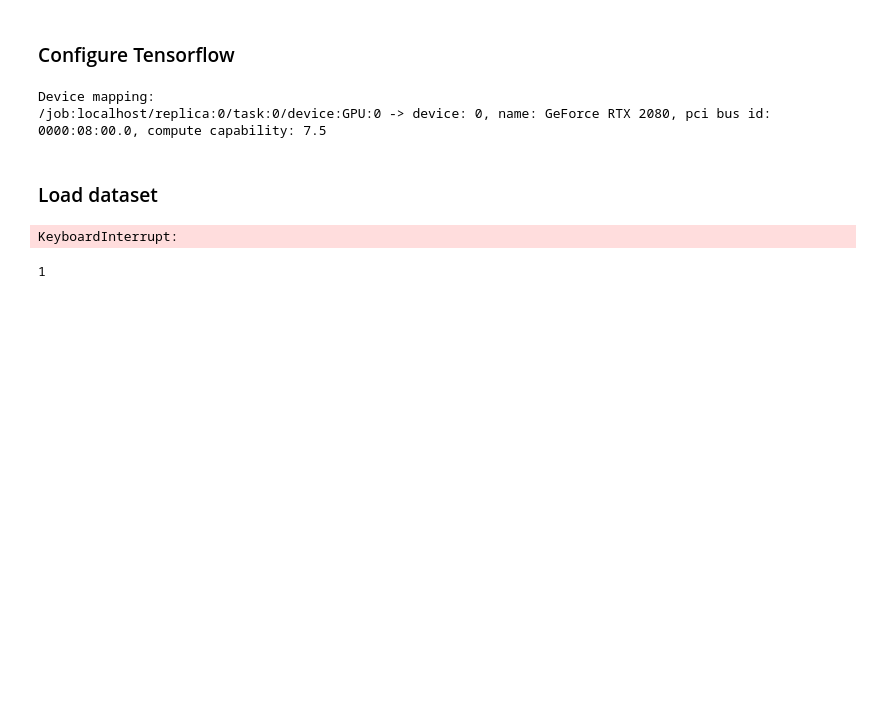
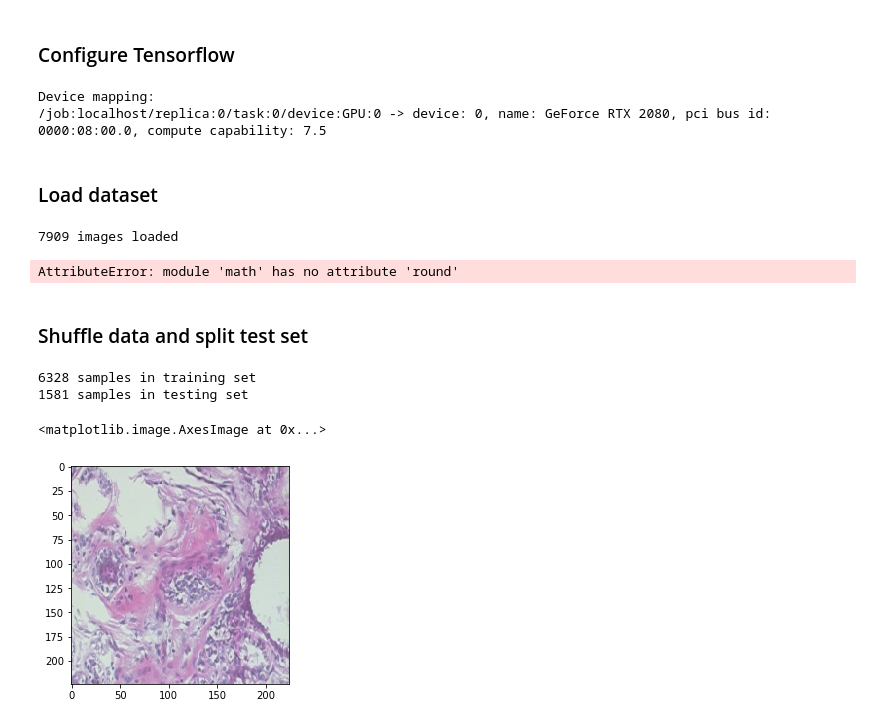
Before and after one commit to jordan0123/ml-course-project, a Jupyter notebook: ML Project.ipynb, the cells around one changed output. Drawn from its saved outputs; the diff is of its cells as text; code cells hidden in the pictures; blank space fills up the shorter version.

```diff
--- a/ML Project.ipynb
+++ b/ML Project.ipynb
@@ -26,30 +28,72 @@ Device mapping:
 # %%
 dataset_path = './histology_slides/'
 dataset_path = pathlib.Path(dataset_path)
+
+# width and height of images
+image_size = 224
 
 images = []
 labels = [] # 0: benign, 1: malignant
 
 num_malign = 0
+total = 0
 
+# search every file in the directory
 for path in dataset_path.rglob("*"):
     filename, file_extension = os.path.splitext(path)
 
+    # find images
     if file_extension == '.png':
+        #filename format:
         #<BIOPSY_PROCEDURE>_<TUMOR_CLASS>_<TUMOR_TYPE>_<YEAR>-<SLIDE_ID>-<MAGNIFICATION>-<SEQ>
-        meta = re.split('_|-', os.path.basename(filename))
+        meta = re.split('_|-', os.path.basename(filename)) # metadata
+
+        # get label
         if meta[1] == 'M':
             labels.append(1)
             num_malign += 1
         else:
             labels.append(0)
+        # load image
+        img = np.asarray(Image.open(path).convert("RGB"))
+        img = cv2.resize(img, (image_size, image_size))
+        images.append(img)
 
-        img = np.asarray(Image.open(path).convert("RGB"))
+        total += 1
+        print('%d images loaded\r' % (total), end="")
 
-print('malignant percentage: ' + str(num_malign / len(labels)))
+print('%d images loaded' % (total))
+print('malignant percentage: %d%%' % (num_malign / len(labels) * 100))
 # %% [output]
-KeyboardInterrupt:
+7909 images loaded
+AttributeError: module 'math' has no attribute 'round'
-# %%
-labels[6000]
-# %% [output]
-1
+# %% [markdown]
+<h3>Shuffle data and split test set</h3>
+# %%
+test_set_percentage = 20
+
+#shuffle images and labels in the same order
+images, labels = sklearn.utils.shuffle(images, labels)
+
+#num samples in test set
+test_size = math.floor(total * test_set_percentage / 100)
+
+#use the last n samples of the list for testing
+images_test = images[total - test_size : total]
+#trim off the last n samples of the list from the main training set
+images = images[0 : total - test_size]
+
+#same as above
+labels_test = labels[total - test_size: total]
+labels = labels[0 : total - test_size]
+
+print(str(len(images)) + ' samples in training set')
+print(str(len(images_test)) + ' samples in testing set')
+# %% [output]
+6328 samples in training set
+1581 samples in testing set
+# %%
+plt.imshow(images[10])
+# %% [output]
+<matplotlib.image.AxesImage at 0x...>
+[figure, added]
```
Also changed, not shown: parts of 1 cell of this notebook.
